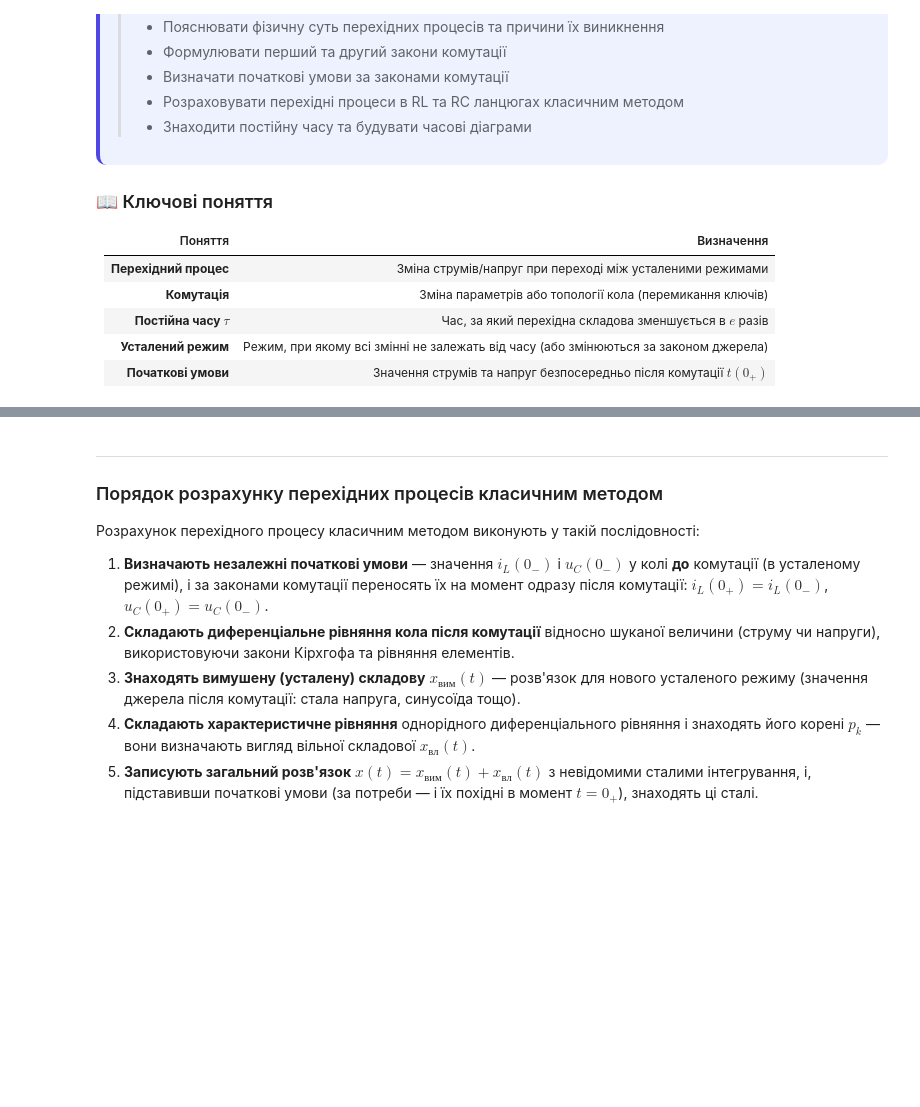
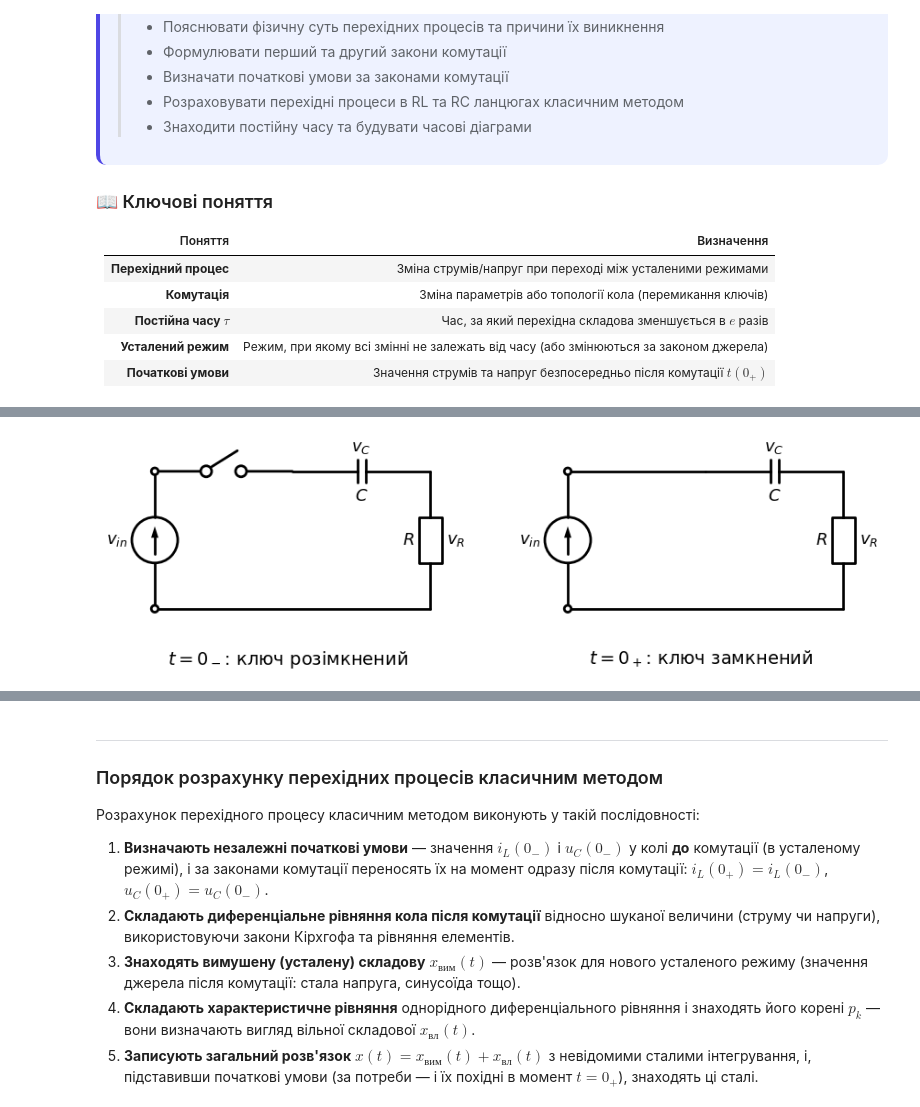
Before and after one commit to vim4all/Lectures_Basics_of_radio_electronics_in_Ukrainian, a Jupyter notebook: Основи радіотехніки_2_частина.ipynb, the cells around one changed output, grey strips where cells are left out. Drawn from its saved outputs; the diff is of its cells as text; code cells hidden in the pictures; blank space fills up the shorter version.

```diff
--- a/Основи радіотехніки_2_частина.ipynb
+++ b/Основи радіотехніки_2_частина.ipynb
@@ -302,0 +305,6 @@ $$
+# %%
+# Схема: RC-коло до і після комутації (функцію switching_pair визначено вище, у розділі про перший закон комутації)
+if SCHEMDRAW_AVAILABLE:
+    switching_pair(elm.Capacitor, '$v_C$', '$C$')
+# %% [output]
+[figure, added]
```
Also changed, not shown: parts of 51 cells of this notebook, 1 other file.
